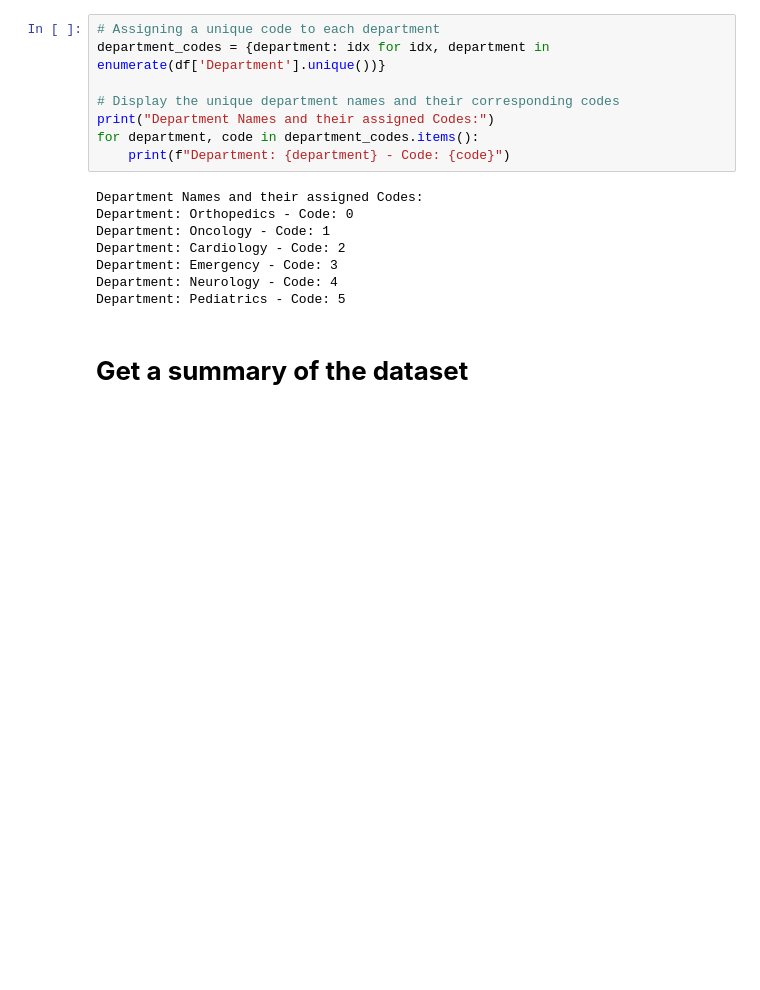
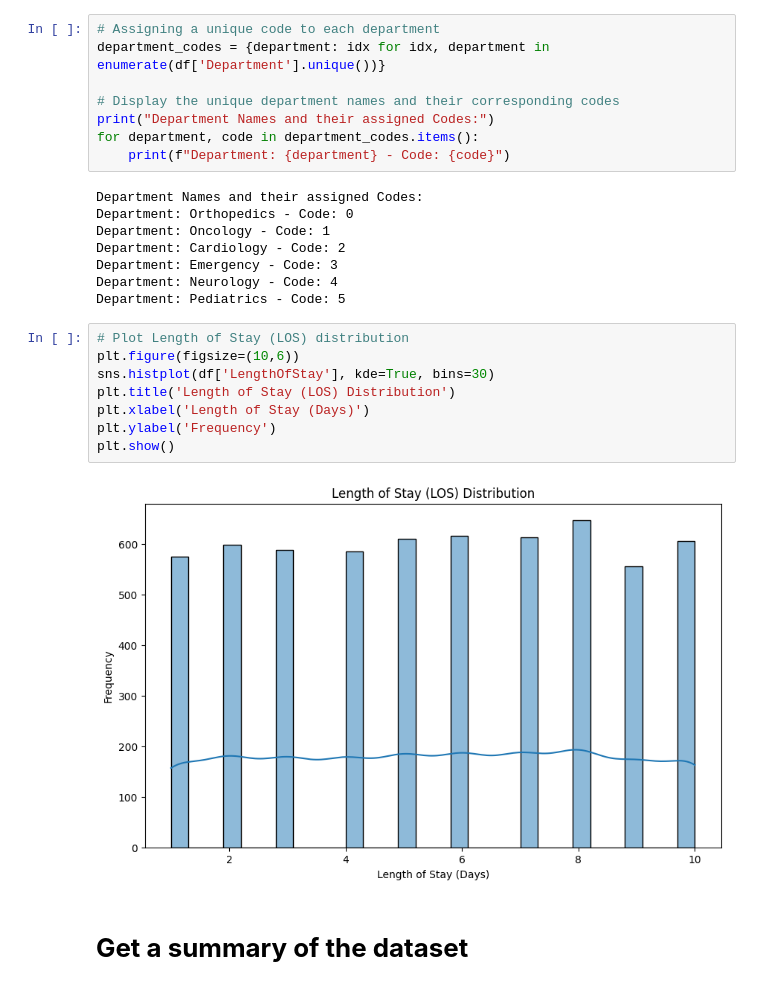
Before and after one commit to Sezo-code/Michine-Learning, a Jupyter notebook: Health_Care_Data_Analytics_2024.ipynb, the cells around one changed output. Cells and saved outputs as stored; diff of their text form; blank space fills up the shorter version.

```diff
--- a/Health_Care_Data_Analytics_2024.ipynb
+++ b/Health_Care_Data_Analytics_2024.ipynb
@@ -236,6 +236,16 @@ Department: Cardiology - Code: 2
 Department: Emergency - Code: 3
 Department: Neurology - Code: 4
 Department: Pediatrics - Code: 5
+# %%
+# Plot Length of Stay (LOS) distribution
+plt.figure(figsize=(10,6))
+sns.histplot(df['LengthOfStay'], kde=True, bins=30)
+plt.title('Length of Stay (LOS) Distribution')
+plt.xlabel('Length of Stay (Days)')
+plt.ylabel('Frequency')
+plt.show()
+# %% [output]
+[figure, added]
 # %% [markdown]
 # **Get a summary of the dataset**
 # %%
```
Also changed, not shown: parts of 5 cells of this notebook.
